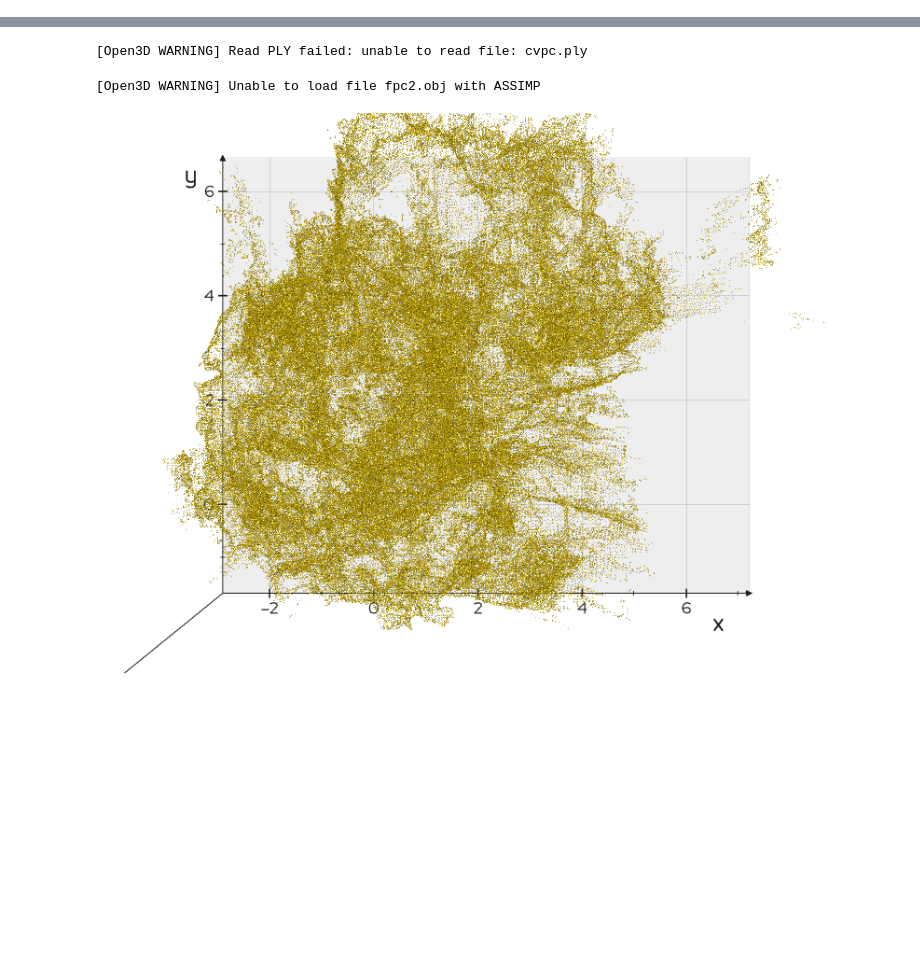
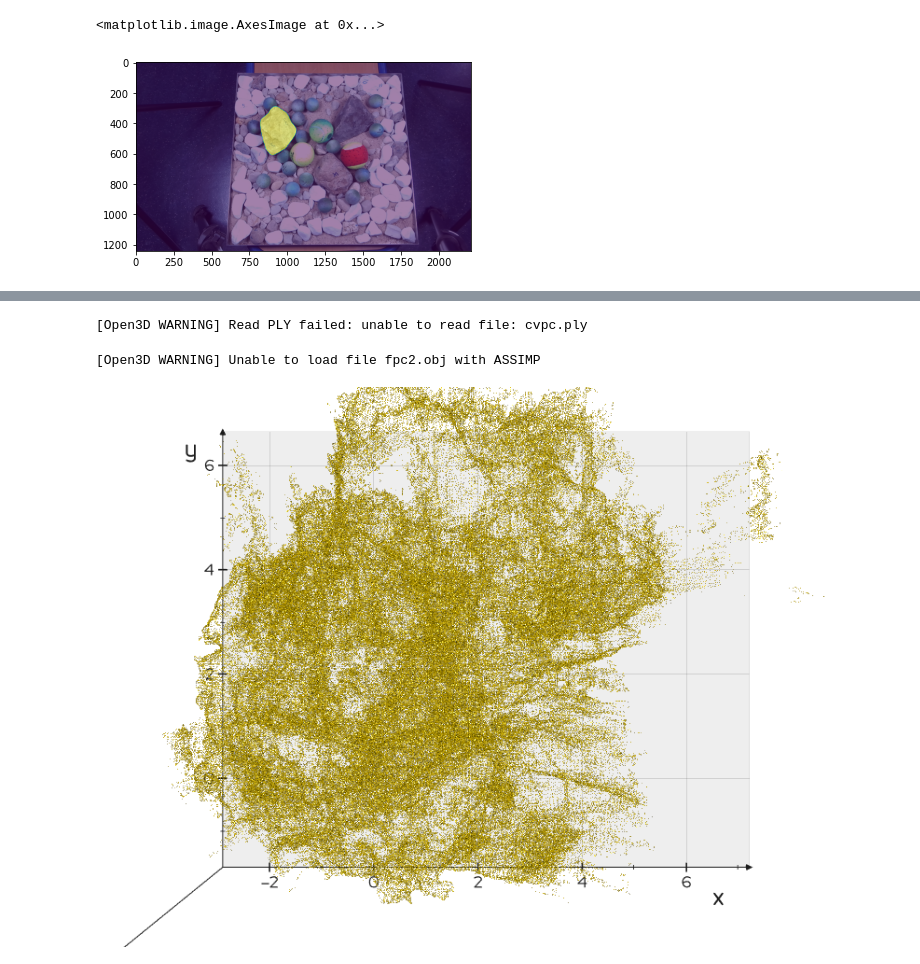
Before and after one commit to VitoChan01/Pebbles, a Jupyter notebook: pcd.ipynb, the cells around one changed output, grey strips where cells are left out. Drawn from its saved outputs; the diff is of its cells as text; code cells hidden in the pictures; blank space fills up the shorter version.

Commit message:
upload figure and blog update

```diff
--- a/pcd.ipynb
+++ b/pcd.ipynb
@@ -7,0 +51,35 @@ Jupyter environment detected. Enabling Open3D WebVisualizer.
+# %%
+with open(fn_img[0]+'mask_sam.pickle', 'rb') as handle:
+    SAMmasks = pickle.load(handle)
+# %%
+pebble_list=[]
+i=0
+for sg in SAMmasks:
+    masked_counting = np.where(sg['segmentation'], maskall[i], 0)
+    segment_size = np.count_nonzero(sg['segmentation'])
+    non_zero_unique_values = np.unique(masked_counting[np.nonzero(masked_counting)], return_counts=True)
+    k=0
+    if len(non_zero_unique_values[0])==1:
+        if (np.unique(maskall[i][maskall[i]==non_zero_unique_values[0][0]], return_counts=True)[1][0]/non_zero_unique_values[1][0])>2:
+            k=0
+        elif (non_zero_unique_values[1][0]/segment_size)>=0.7:
+            pebble_list.append(sg['segmentation'])
+
+
+
+    elif len(non_zero_unique_values[0])>1:
+        #sorting by count
+        sort=np.argsort(non_zero_unique_values[1])
+        #for id in sort:
+        id=sort[-1]
+        if non_zero_unique_values[1][id]>=100:
+            if (np.unique(maskall[i][maskall[i]==non_zero_unique_values[0][id]], return_counts=True)[1][0]/non_zero_unique_values[1][id])>2:
+                k=0
+            elif (non_zero_unique_values[1][id]/segment_size)>=0.7:
+                pebble_list.append(sg['segmentation'])
+# %%
+plt.imshow(imgall[0][:,:,:3])
+plt.imshow(pebble_list[0], alpha=0.5)
+# %% [output]
+<matplotlib.image.AxesImage at 0x...>
+[figure, added]
```
Also changed, not shown: parts of 7 cells of this notebook, 2 other files.
